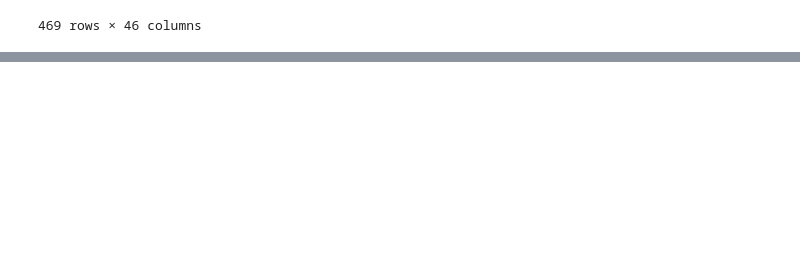
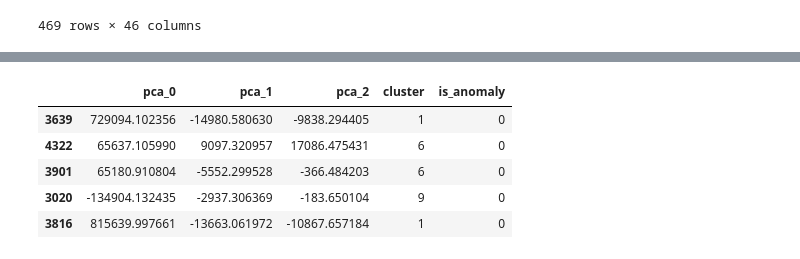
Before and after one commit to peii14/Eth-FraudDetection, a Jupyter notebook: nexXGBoost.ipynb, the cells around one changed output, grey strips where cells are left out. Drawn from its saved outputs; the diff is of its cells as text; code cells hidden in the pictures; blank space fills up the shorter version.

```diff
--- a/nexXGBoost.ipynb
+++ b/nexXGBoost.ipynb
@@ -150,0 +342,13 @@ Discover
+# %%
+columns = ['pca_%i' % i for i in range(comp)]
+df_pca = pd.DataFrame(pca.transform(trimmed_cluster_df_plot), columns=columns, index=trimmed_cluster_df_plot.index)
+df_pca['cluster'] = cluster_df_plot['cluster']
+df_pca['is_anomaly'] = cluster_df_plot['is_anomaly']
+df_pca.head()
+# %% [output]
+|  | pca_0 | pca_1 | pca_2 | cluster | is_anomaly |
+| 3639 | 729094.102356 | -14980.580630 | -9838.294405 | 1 | 0 |
+| 4322 | 65637.105990 | 9097.320957 | 17086.475431 | 6 | 0 |
+| 3901 | 65180.910804 | -5552.299528 | -366.484203 | 6 | 0 |
+| 3020 | -134904.132435 | -2937.306369 | -183.650104 | 9 | 0 |
+| 3816 | 815639.997661 | -13663.061972 | -10867.657184 | 1 | 0 |
```
Also changed, not shown: parts of 16 cells of this notebook, 1 other file.
